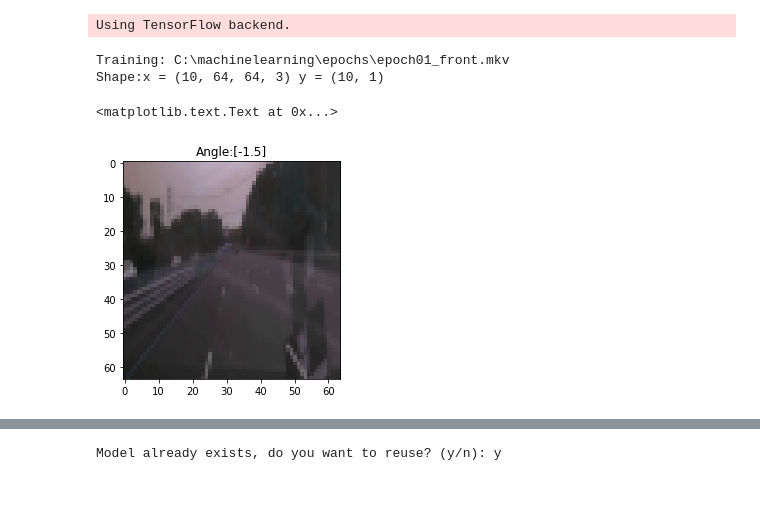
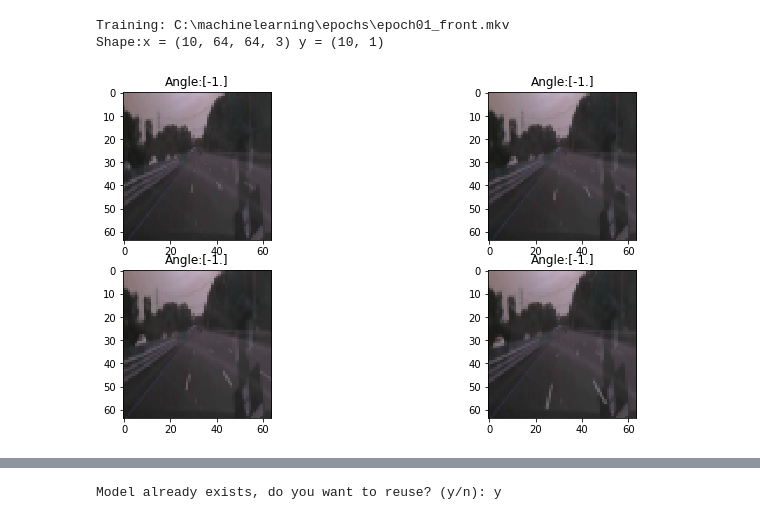
Before and after one commit to meizeidexzh/machinelearning-1, a Jupyter notebook: deep_tesla/deeptesla.ipynb, the cells around one changed output, grey strips where cells are left out. Saved outputs shown, nothing was run; the diff lists cells and outputs as text; code cells hidden in the pictures; blank space fills up the shorter version.

```diff
--- a/deep_tesla/deeptesla.ipynb
+++ b/deep_tesla/deeptesla.ipynb
@@ -31,42 +31,52 @@ class VidDataGenerator():
         cap = cv2.VideoCapture(self.vid_path)
         nframe = int(cap.get(cv2.CAP_PROP_FRAME_COUNT) - 2)
         if( (self.current_frame+self.batch_size) > nframe):
             self.batch_size = nframe - self.current_frame
         images = []
         for i in range(self.current_frame,self.current_frame+self.batch_size):
             utils.cv2_goto_frame(cap,i)
             ret, frame = cap.read()
             if (ret == True):
                 shape = frame.shape
                 frame = frame[int(shape[0]/3):shape[0]-150, 0:shape[1]]
                 frame = cv2.resize(frame, (self.input_shape[0], self.input_shape[1]), interpolation=cv2.INTER_AREA)
                 frame = np.resize(frame, (self.input_shape[0], self.input_shape[1], self.input_shape[2]))
                 images.append(frame)
                 del frame
         images = np.array(images)
         self.current_frame = utils.cv2_current_frame(cap)
         cap.release()
 
         return (images[:int(self.batch_size*self.train_ratio)],labels[:int(self.batch_size*self.train_ratio)],
                 images[int(self.batch_size*self.train_ratio):],labels[int(self.batch_size*self.train_ratio):])
 
 #Test
-from matplotlib import pyplot
+from matplotlib import pyplot as plt
 %matplotlib inline
 img_path = params.data_dir
 input_shape=(64, 64, params.FLAGS.img_c)
 x_test,y_test,_,_ = VidDataGenerator(img_path,'01',batch_size=10,input_shape=input_shape).next_batch()
 assert len(x_test)==len(y_test)
-index = 9
 print('Shape:x =',x_test.shape,'y =',y_test.shape)
-pyplot.imshow(x_test[index])
-pyplot.title('Angle:'+str(y_test[index]))
+plt.figure(figsize=(12, 6))
+plt.axis('off')
+plt.subplot(221)
+plt.imshow(x_test[1])
+plt.title('Angle:'+str(y_test[1]))
+plt.subplot(222)
+plt.imshow(x_test[3])
+plt.title('Angle:'+str(y_test[3]))
+plt.subplot(223)
+plt.imshow(x_test[5])
+plt.title('Angle:'+str(y_test[5]))
+plt.subplot(224)
+plt.imshow(x_test[7])
+plt.title('Angle:'+str(y_test[7]))
+plt.show()
 # %% [output]
-Using TensorFlow backend.
+Training: C:\machinelearning\epochs\epoch01_front.mkv
+Shape:x = (10, 64, 64, 3) y = (10, 1)
-Training: C:\machinelearning\epochs\epoch01_front.mkv
-Shape:x = (10, 64, 64, 3) y = (10, 1)
-<matplotlib.text.Text at 0x...>
-[figure, old version]
+[figure, new version]
 # %%
 #生成器
 def train_generator(img_path,epochs):
```
Also changed, not shown: parts of 1 cell of this notebook.
